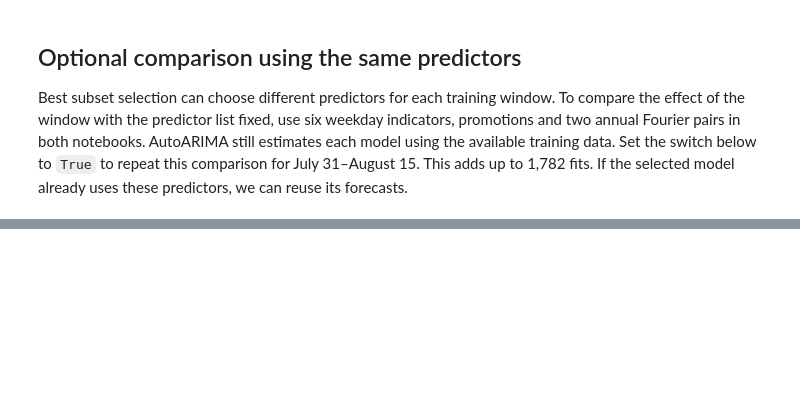
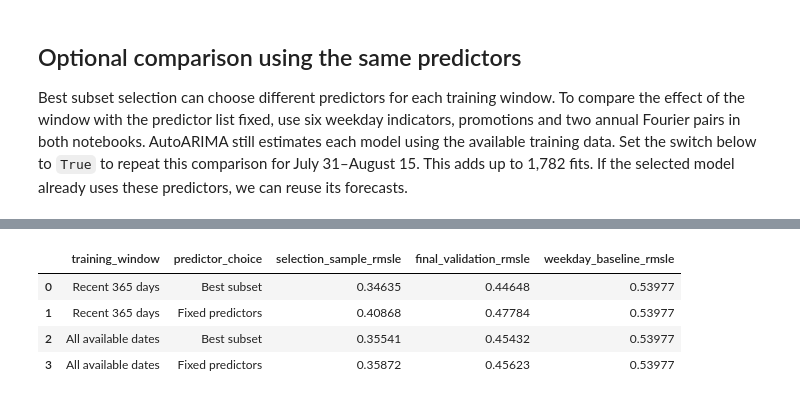
Before and after one commit to jssuedjr/time-series-forecasting, a Jupyter notebook: kaggle_comp/store_sales.ipynb, the cells around one changed output, grey strips where cells are left out. Cells and saved outputs as stored; diff of their text form; code cells hidden in the pictures; blank space fills up the shorter version.

Commit message:
Show validation results for the two windows and each product family
Updated markdown explanations and code logic for comparing training windows and product family scores.

```diff
--- a/kaggle_comp/store_sales.ipynb
+++ b/kaggle_comp/store_sales.ipynb
@@ -461,20 +456,0 @@ Once both notebooks have finished, run the cell below to compare their scores on
-# %%
-result_folders = {"Recent 365 days": OUT.parent / "store_sales_365d",
-                  "All available dates": OUT.parent / "store_sales_all_history"}
-if all((folder / "validation_scores.csv").is_file() for folder in result_folders.values()):
-    comparison = []
-    for window, folder in result_folders.items():
-        scores = pd.read_csv(folder / "validation_scores.csv").set_index("model")["rmsle"]
-        baseline_label = "Four-week weekday baseline"
-        chosen = scores.drop(baseline_label)
-        comparison.append({"Training window": window, "Selected model": chosen.index[0],
-                           "Validation RMSLE": chosen.iloc[0], "Weekday baseline": scores[baseline_label]})
-    table = pd.DataFrame(comparison)
-    if all((folder / "fixed_validation_scores.csv").is_file() for folder in result_folders.values()):
-        table["Fixed predictors RMSLE"] = [
-            pd.read_csv(folder / "fixed_validation_scores.csv")["rmsle"].iloc[0]
-            for folder in result_folders.values()
-        ]
-    display(table.sort_values("Validation RMSLE").round(5))
-else:
-    print("Run the other notebook, then rerun this cell to see both validation scores.")
@@ -480,0 +463,37 @@ else:
+# %%
+result_folders = {"Recent 365 days": OUT.parent / "store_sales_365d",
+                  "All available dates": OUT.parent / "store_sales_all_history"}
+both_ready = all((folder / "validation_by_day.csv").is_file() for folder in result_folders.values())
+fixed_ready = all((folder / "fixed_validation_scores.csv").is_file() for folder in result_folders.values())
+
+if both_ready:
+    rows = []
+    for window, folder in result_folders.items():
+        scores = pd.read_csv(folder / "validation_scores.csv", float_precision="round_trip").set_index("model").rmsle
+        baseline = scores["Four-week weekday baseline"]
+        chosen = scores.drop("Four-week weekday baseline")
+        choices = [("Best subset", chosen.index[0], chosen.iloc[0])]
+        if fixed_ready:
+            fixed = pd.read_csv(folder / "fixed_validation_scores.csv", float_precision="round_trip")
+            choices.append(("Fixed predictors", "weekdays + promotion + K=2", fixed.rmsle.iloc[0]))
+
+        ranking = pd.read_csv(folder / "selection_scores.csv").set_index("candidate")
+        n = pd.read_csv(folder / "validation_by_day.csv").series.sum()
+        for method, predictors, final_score in choices:
+            rows.append({"training_window": window, "predictor_choice": method, "predictors": predictors,
+                         "selection_sample_rmsle": ranking.loc[predictors, "selection_rmsle"],
+                         "final_validation_rmsle": final_score, "weekday_baseline_rmsle": baseline,
+                         "final_validation_rows": n})
+
+    comparison = pd.DataFrame(rows)
+    comparison.to_csv(OUT.parent / "training_window_comparison.csv", index=False)
+    display(comparison[["training_window", "predictor_choice", "selection_sample_rmsle",
+                        "final_validation_rmsle", "weekday_baseline_rmsle"]].round(5))
+else:
+    print("Run the other notebook, then rerun this cell to compare the scores.")
+# %% [output]
+|  | training_window | predictor_choice | selection_sample_rmsle | final_validation_rmsle | weekday_baseline_rmsle |
+| 0 | Recent 365 days | Best subset | 0.34635 | 0.44648 | 0.53977 |
+| 1 | Recent 365 days | Fixed predictors | 0.40868 | 0.47784 | 0.53977 |
+| 2 | All available dates | Best subset | 0.35541 | 0.45432 | 0.53977 |
+| 3 | All available dates | Fixed predictors | 0.35872 | 0.45623 | 0.53977 |
```
Also changed, not shown: parts of 5 cells of this notebook.
